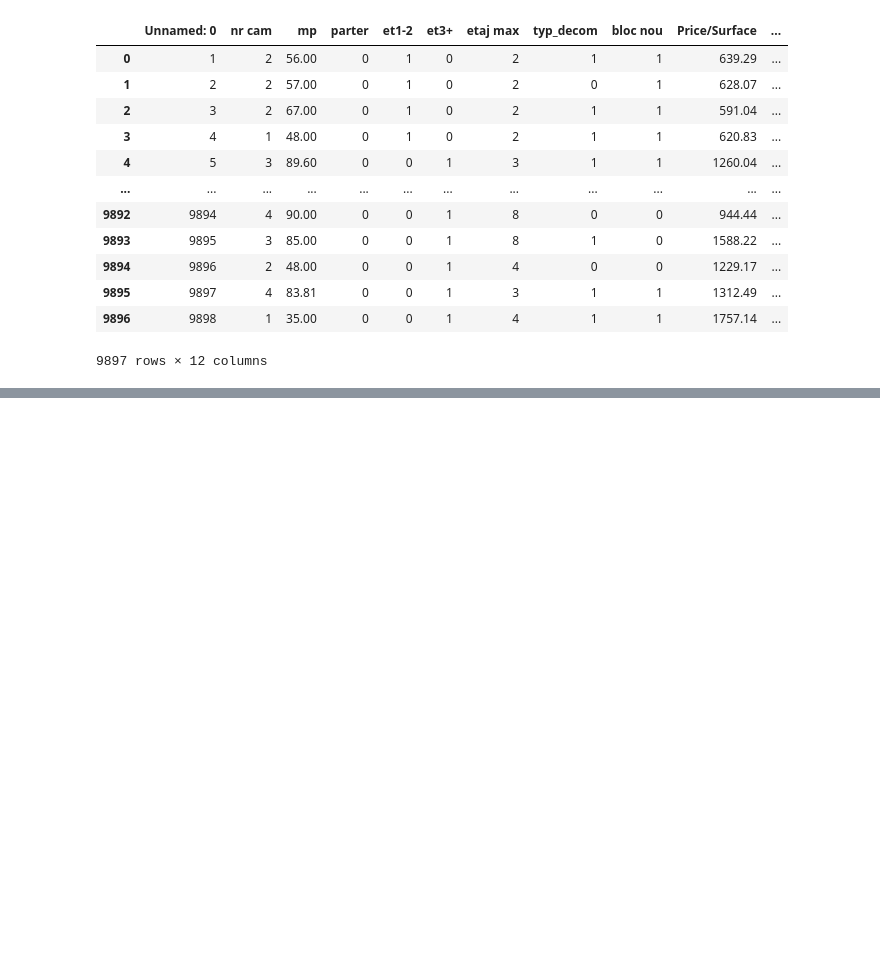
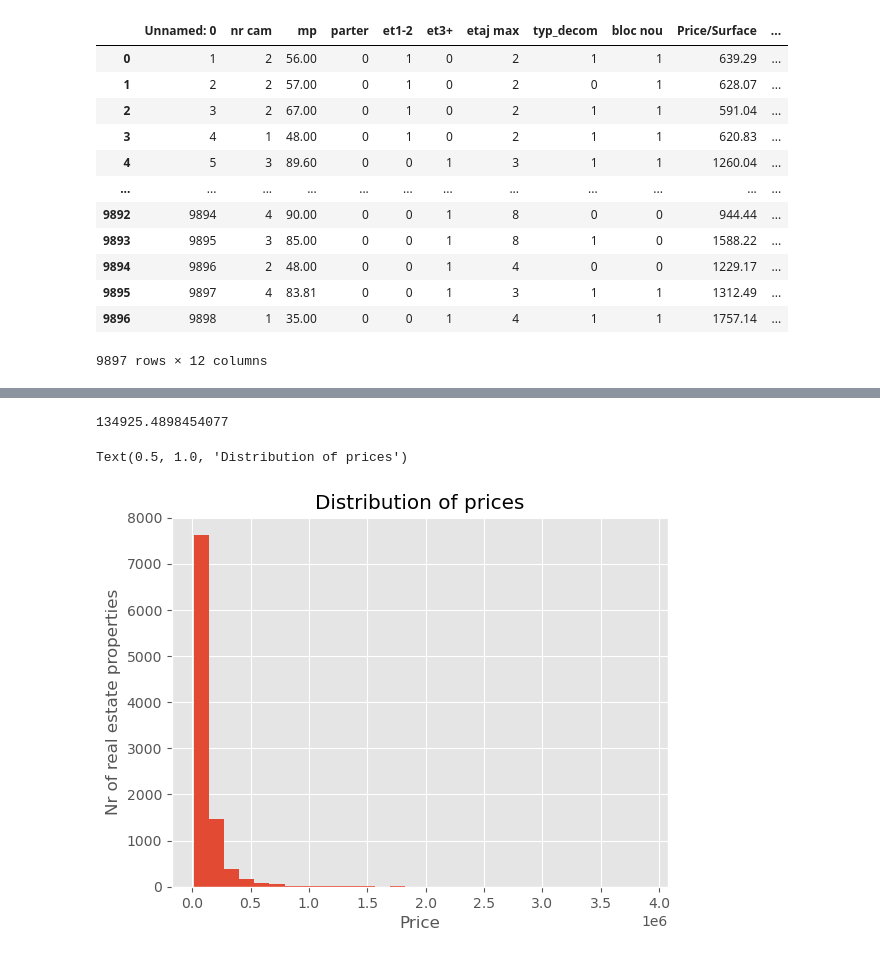
Before and after one commit to NaeuralEdgeProtocol/DS101-2024, a Jupyter notebook: scripts/workshop1.ipynb, the cells around one changed output, grey strips where cells are left out. Saved outputs shown, nothing was run; the diff lists cells and outputs as text; code cells hidden in the pictures; blank space fills up the shorter version.

```diff
--- a/scripts/workshop1.ipynb
+++ b/scripts/workshop1.ipynb
@@ -36,0 +73,15 @@ X = df.iloc[:,START:END]
+# %%
+y_price.mean()
+# %% [output]
+134925.4898454077
+# %%
+x_label = "Price"
+y_label = "Nr of real estate properties"
+title = "Distribution of prices"
+y_price.hist(bins=30)
+plt.xlabel(x_label)
+plt.ylabel(y_label)
+plt.title(title)
+# %% [output]
+Text(0.5, 1.0, 'Distribution of prices')
+[figure, added]
```
Also changed, not shown: parts of 17 cells of this notebook, 1 other file.
